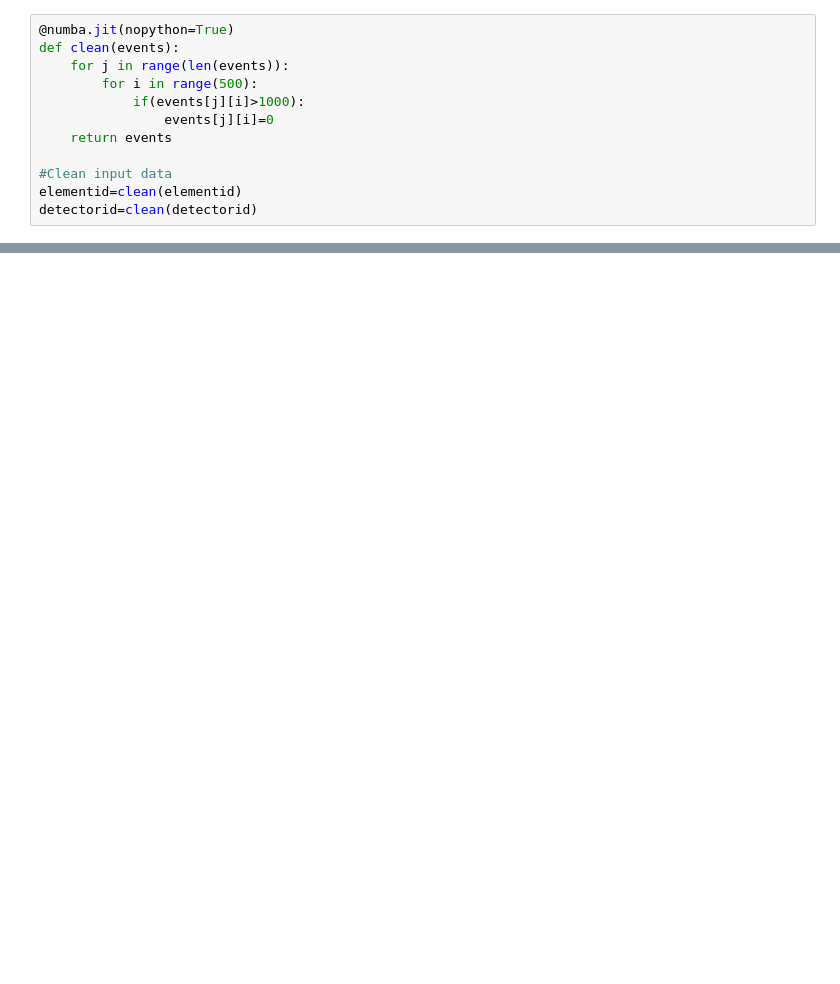
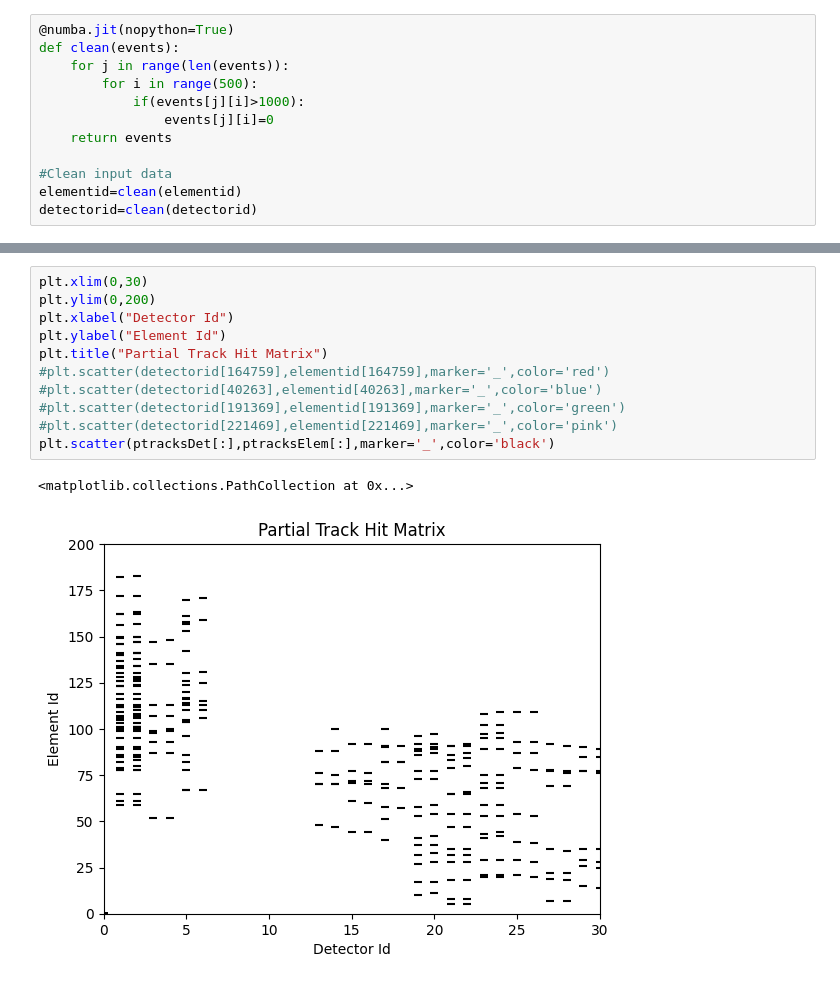
Before and after one commit to JayDanielsss/Jtracker, a Jupyter notebook: BackgroundGen.ipynb, the cells around one changed output, grey strips where cells are left out. Drawn from its saved outputs; the diff is of its cells as text; blank space fills up the shorter version.

```diff
--- a/BackgroundGen.ipynb
+++ b/BackgroundGen.ipynb
@@ -87,0 +130,14 @@ IndexError: index 500 is out of bounds for axis 0 with size 500
+# %%
+plt.xlim(0,30)
+plt.ylim(0,200)
+plt.xlabel("Detector Id")
+plt.ylabel("Element Id")
+plt.title("Partial Track Hit Matrix")
+#plt.scatter(detectorid[164759],elementid[164759],marker='_',color='red')
+#plt.scatter(detectorid[40263],elementid[40263],marker='_',color='blue')
+#plt.scatter(detectorid[191369],elementid[191369],marker='_',color='green')
+#plt.scatter(detectorid[221469],elementid[221469],marker='_',color='pink')
+plt.scatter(ptracksDet[:],ptracksElem[:],marker='_',color='black')
+# %% [output]
+<matplotlib.collections.PathCollection at 0x...>
+[figure, added]
```
Also changed, not shown: parts of 10 cells of this notebook.
